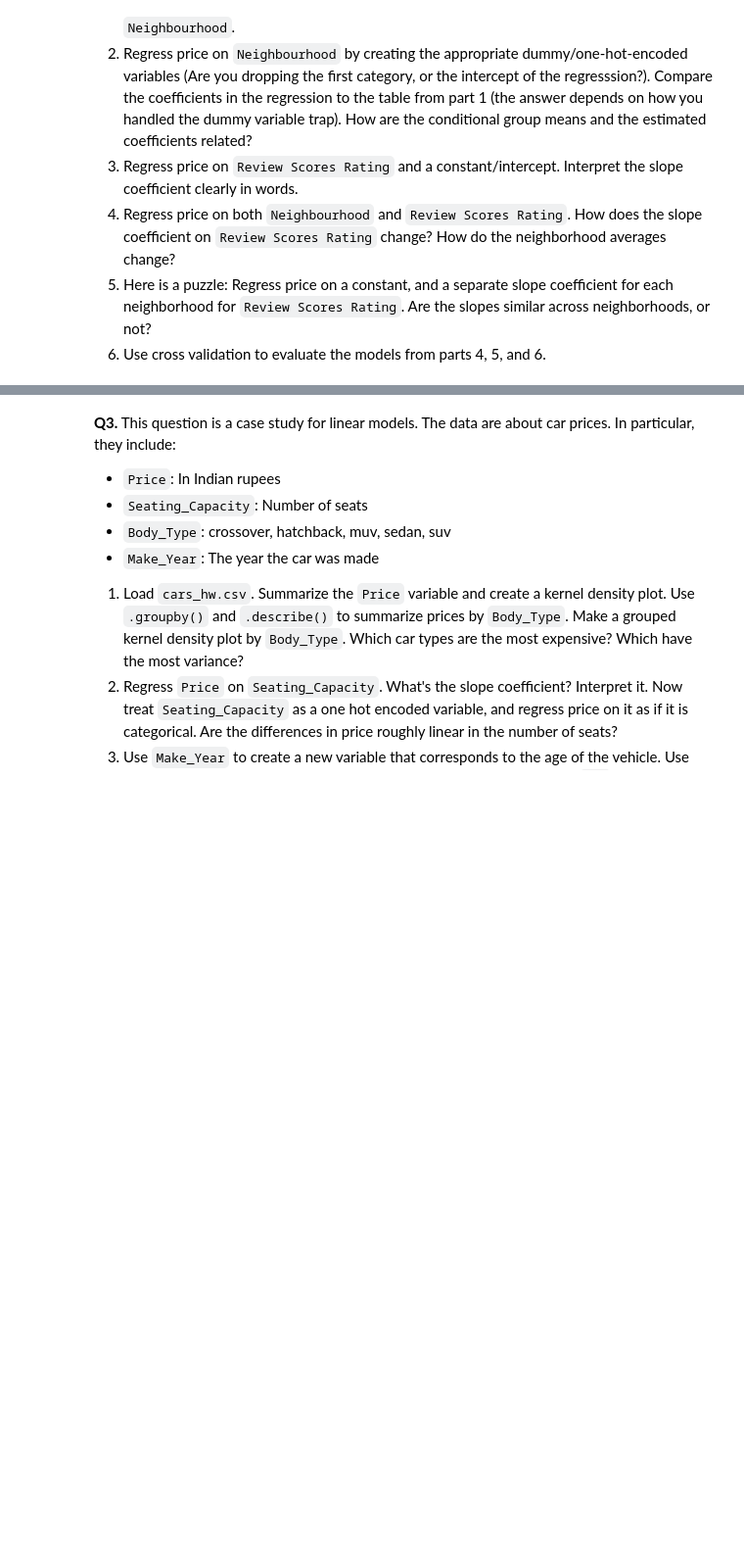
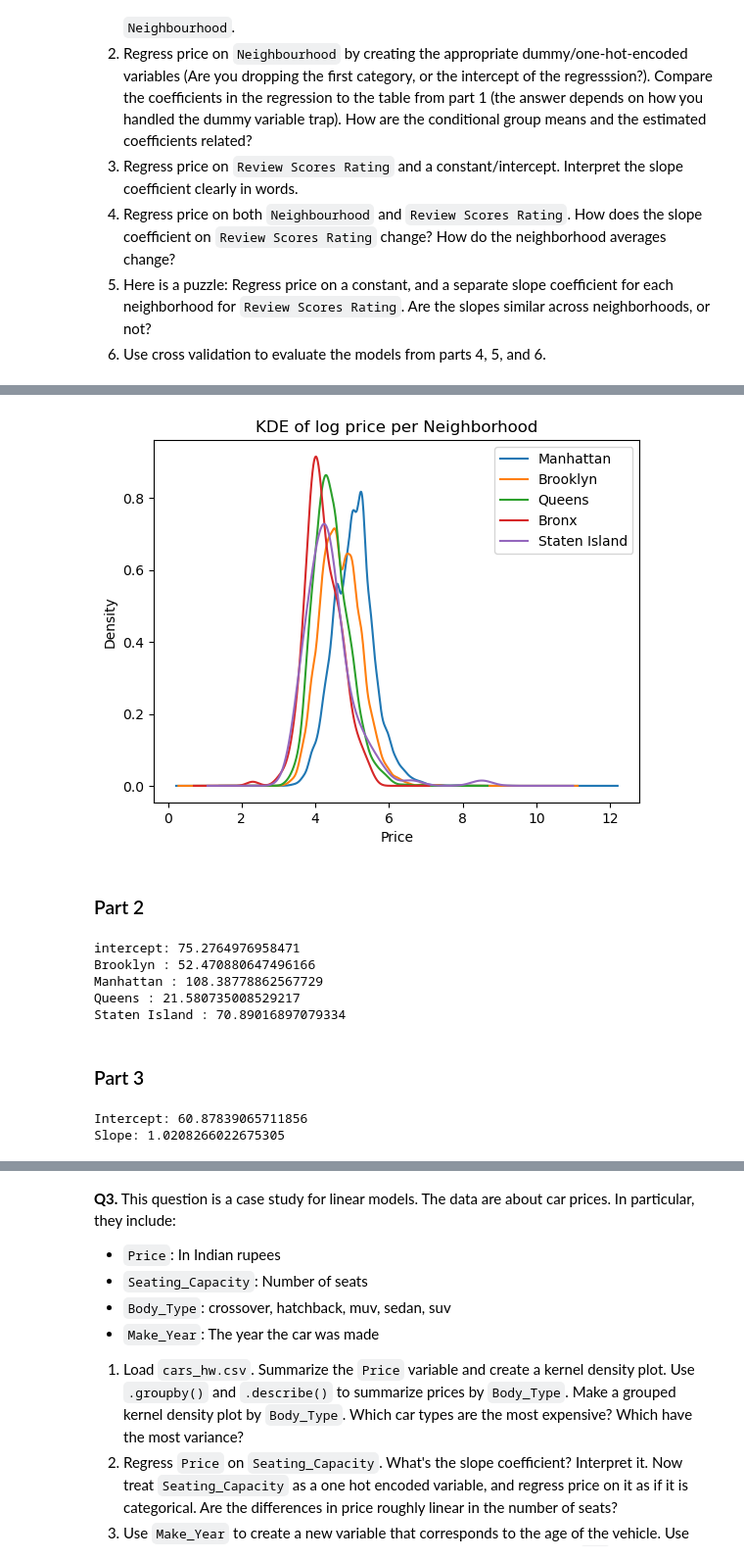
Before and after one commit to Khalid-Bakhit/undergrad_ml_assignments, a Jupyter notebook: 03_assignment_linear_models.ipynb, the cells around one changed output, grey strips where cells are left out. Shown at 98% size. Drawn from its saved outputs; the diff is of its cells as text; code cells hidden in the pictures; blank space fills up the shorter version.

```diff
--- a/03_assignment_linear_models.ipynb
+++ b/03_assignment_linear_models.ipynb
@@ -55,0 +105,41 @@ FileNotFoundError: [Errno 2] No such file or directory: '/datasets/Q1_clean.csv'
+# %%
+q1["log_price"] = np.log(q1["Price"])
+for n in q1["Neighborhood"].dropna().unique():
+    q1.loc[q1["Neighborhood"] == n, "log_price"].plot(kind="kde", label=n)
+plt.title("KDE of log price per Neighborhood")
+plt.xlabel("Price")
+plt.legend()
+plt.show()
+# %% [output]
+[figure, added]
+# %% [markdown]
+### Part 2
+# %%
+X_n = pd.get_dummies(q1["Neighborhood"], drop_first=True, dtype=float)
+y = q1["Price"]
+
+model_n = LinearRegression()
+model_n.fit(X_n, y)
+
+print(f"intercept: {model_n.intercept_}")
+for col, coef in zip(X_n.columns, model_n.coef_):
+    print(col, ":", coef)
+# %% [output]
+intercept: 75.2764976958471
+Brooklyn : 52.470880647496166
+Manhattan : 108.38778862567729
+Queens : 21.580735008529217
+Staten Island : 70.89016897079334
+# %% [markdown]
+### Part 3
+# %%
+X_r = q1[["Review_Scores_Rating"]]
+
+model_r = LinearRegression()
+model_r.fit(X_r, y)
+
+print(f"Intercept: {model_r.intercept_}")
+print(f"Slope: {model_r.coef_[0]}")
+# %% [output]
+Intercept: 60.87839065711856
+Slope: 1.0208266022675305
```
Also changed, not shown: parts of 41 cells of this notebook.
